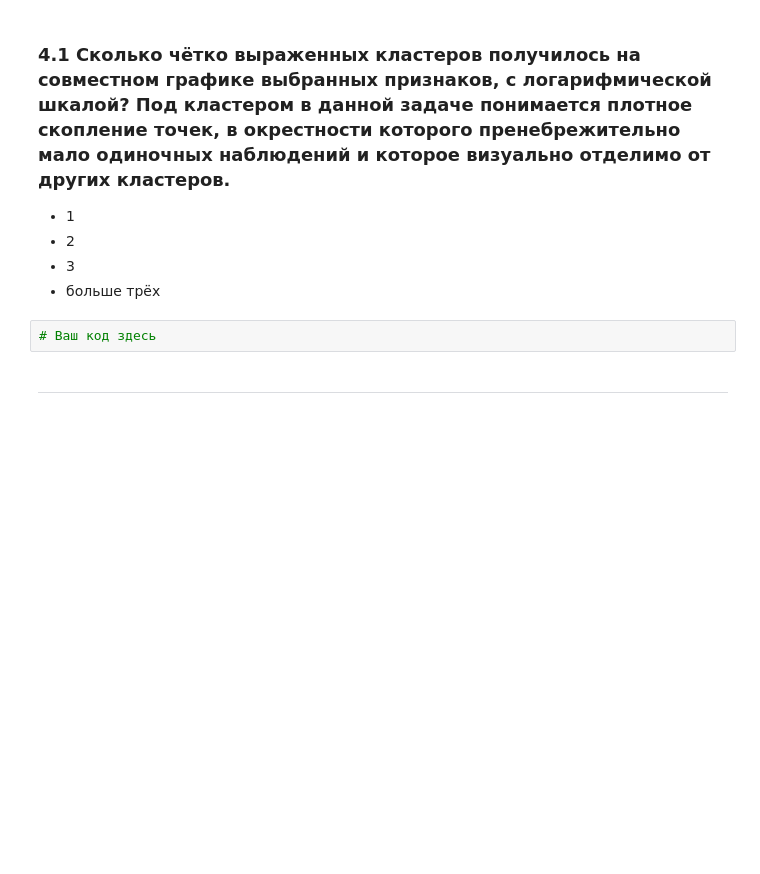
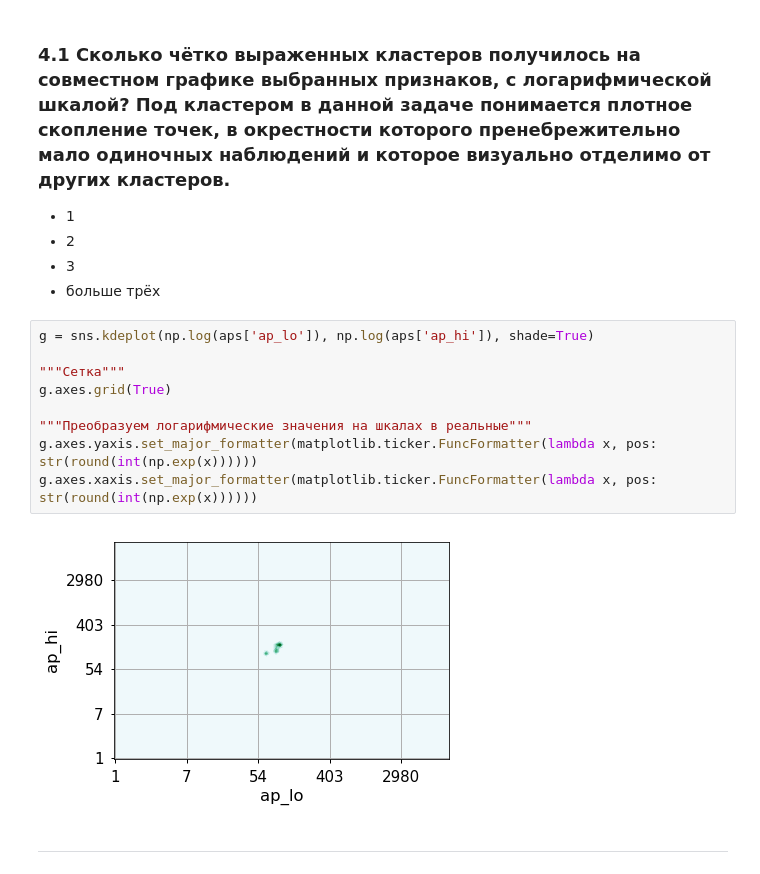
Before and after one commit to LenaVolzhina/mlcourse_open, a Jupyter notebook: jupyter_russian/homeworks/hw2_session3_visual_data_analysis_lenavolzhina.ipynb, the cells around one changed output. Saved outputs shown, nothing was run; the diff lists cells and outputs as text; blank space fills up the shorter version.

```diff
--- a/jupyter_russian/homeworks/hw2_session3_visual_data_analysis_lenavolzhina.ipynb
+++ b/jupyter_russian/homeworks/hw2_session3_visual_data_analysis_lenavolzhina.ipynb
@@ -383,8 +390,17 @@ g.ax_joint.xaxis.set_major_formatter(matplotlib.ticker.FuncFormatter(lambda x, p
 - 2
 - 3
 - больше трёх
-# %%
-# Ваш код здесь
+# %%
+g = sns.kdeplot(np.log(aps['ap_lo']), np.log(aps['ap_hi']), shade=True)
+
+"""Сетка"""
+g.axes.grid(True)
+
+"""Преобразуем логарифмические значения на шкалах в реальные"""
+g.axes.yaxis.set_major_formatter(matplotlib.ticker.FuncFormatter(lambda x, pos: str(round(int(np.exp(x))))))
+g.axes.xaxis.set_major_formatter(matplotlib.ticker.FuncFormatter(lambda x, pos: str(round(int(np.exp(x))))))
+# %% [output]
+[figure, added]
 # %% [markdown]
 ---
 # %% [markdown]
```
Also changed, not shown: parts of 1 cell of this notebook, 2 other files.
